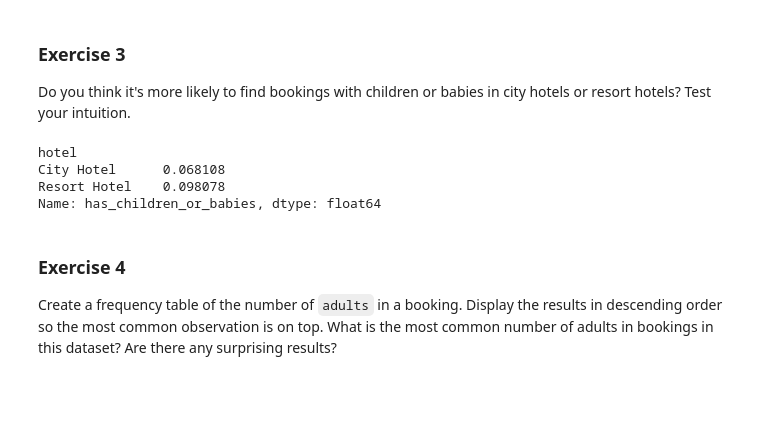
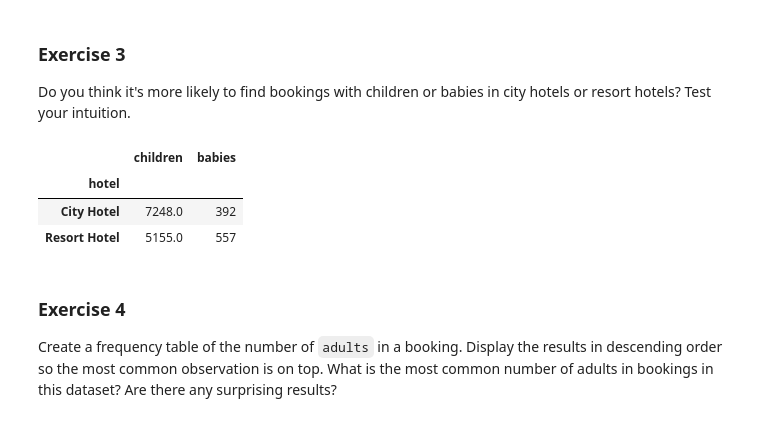
Before and after one commit to jfanshawe2/Day6, a Jupyter notebook: Day6-HW.ipynb, the cells around one changed output. Drawn from its saved outputs; the diff is of its cells as text; code cells hidden in the pictures; blank space fills up the shorter version.

```diff
--- a/Day6-HW.ipynb
+++ b/Day6-HW.ipynb
@@ -346,16 +346,16 @@ Test your intuition.
 # %%
 # Your code here:
 #New column
-DF_raw_hotels['has_children_or_babies'] = (DF_raw_hotels['children'] > 0) | (DF_raw_hotels['babies'] > 0)
-# Group the data by hotel type
-grouped_data = DF_raw_hotels.groupby('hotel')['has_children_or_babies'].mean()
-print(grouped_data)
-#Therefore, resort more likely.
+mask = (DF_raw_hotels['children']>0) | (DF_raw_hotels['babies']>0)
+DF_kids=DF_raw_hotels[mask]
+
+columns = ['children', 'babies', 'hotel']
+DF_kids[columns].groupby('hotel').sum()
 # %% [output]
-hotel
-City Hotel      0.068108
-Resort Hotel    0.098078
-Name: has_children_or_babies, dtype: float64
+|  | children | babies |
+| hotel |  |  |
+| City Hotel | 7248.0 | 392 |
+| Resort Hotel | 5155.0 | 557 |
 # %% [markdown]
 ### Exercise 4
 
```
Also changed, not shown: parts of 7 cells of this notebook.
